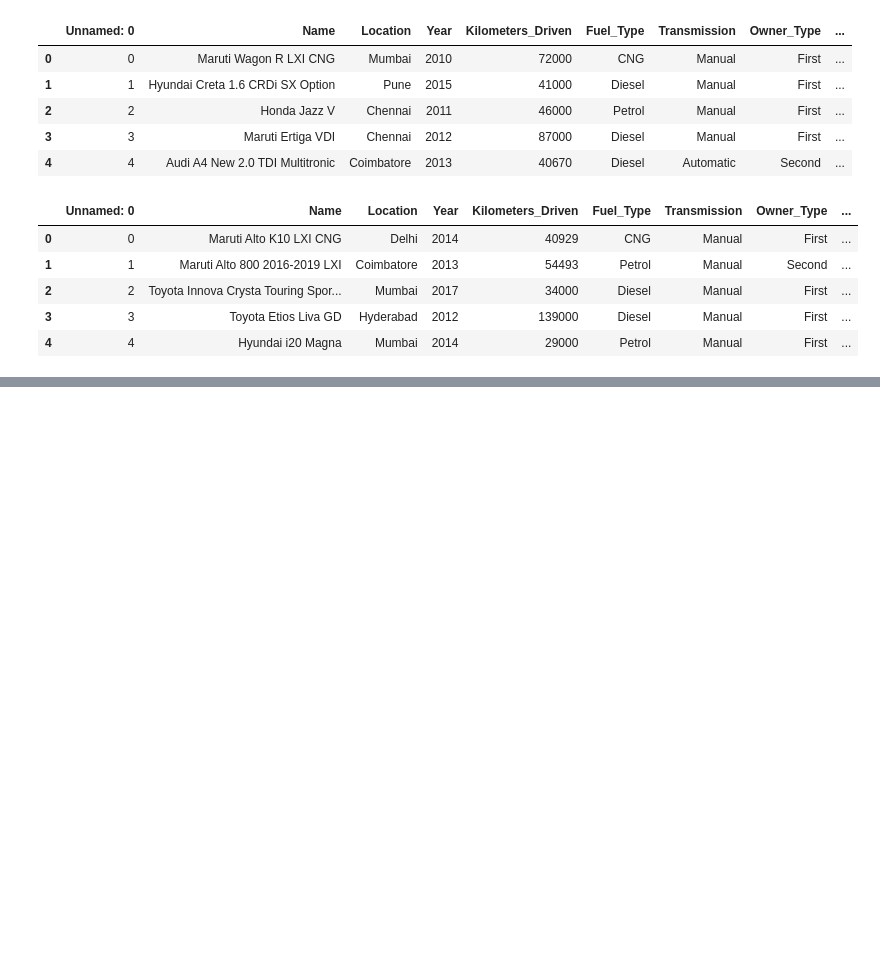
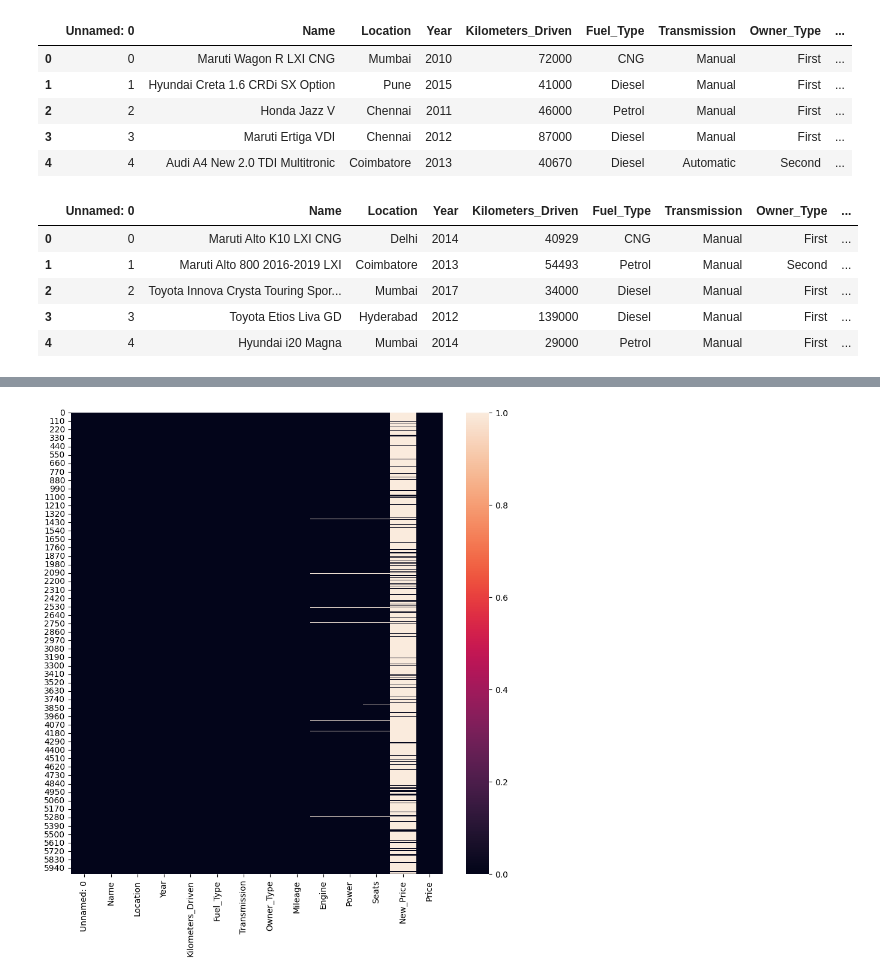
Before and after one commit to Inshalmunaf/Used-Car-prediction, a Jupyter notebook: Used_Car_Prediction.ipynb, the cells around one changed output, grey strips where cells are left out. Drawn from its saved outputs; the diff is of its cells as text; code cells hidden in the pictures; blank space fills up the shorter version.

```diff
--- a/Used_Car_Prediction.ipynb
+++ b/Used_Car_Prediction.ipynb
@@ -36,0 +90,9 @@ df_test.head()
+# %%
+def null_value_graph():
+  plt.figure(figsize=(10,10))
+  sns.heatmap(df.isnull() , cbar = 'False')
+  plt.show()
+
+null_value_graph()
+# %% [output]
+[figure, added]
```
Also changed, not shown: parts of 6 cells of this notebook.
